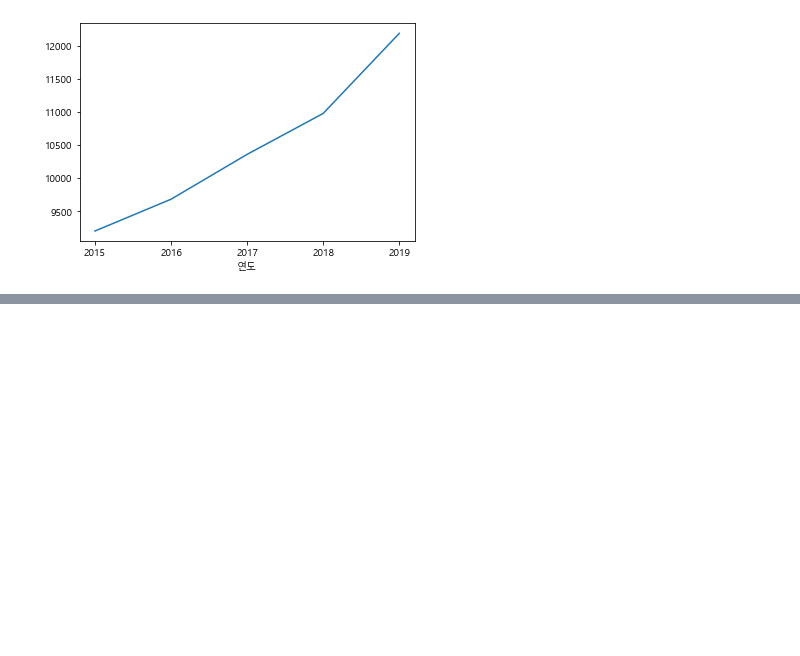
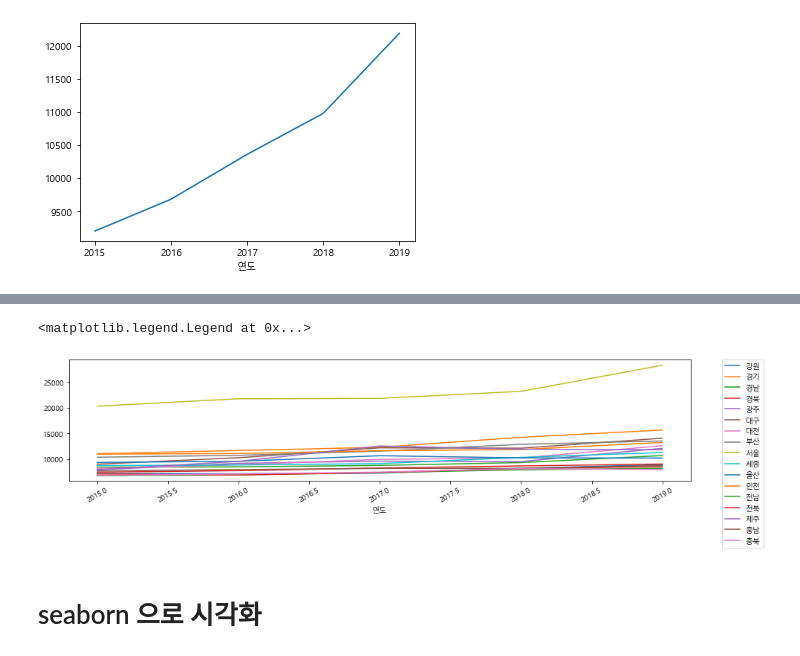
Before and after one commit to komingsu/deep_myself, a Jupyter notebook: Inflearn/공공데이터분석.ipynb, the cells around one changed output, grey strips where cells are left out. Saved outputs shown, nothing was run; the diff lists cells and outputs as text; code cells hidden in the pictures; blank space fills up the shorter version.

```diff
--- a/Inflearn/공공데이터분석.ipynb
+++ b/Inflearn/공공데이터분석.ipynb
@@ -546,0 +586,9 @@ ax.xaxis.set_major_locator(MaxNLocator(integer=True)) # 정수형으로 변경
+# %%
+p2 = df_last.pivot_table(index="연도", columns="지역명", values="평당분양가격")
+p2.plot(figsize=(15,3), rot=30)
+plt.legend(bbox_to_anchor=(1.05,1), loc=2, borderaxespad=0.)
+# %% [output]
+<matplotlib.legend.Legend at 0x...>
+[figure, added]
+# %% [markdown]
+# seaborn 으로 시각화
```
Also changed, not shown: parts of 32 cells of this notebook, 2 other files.
